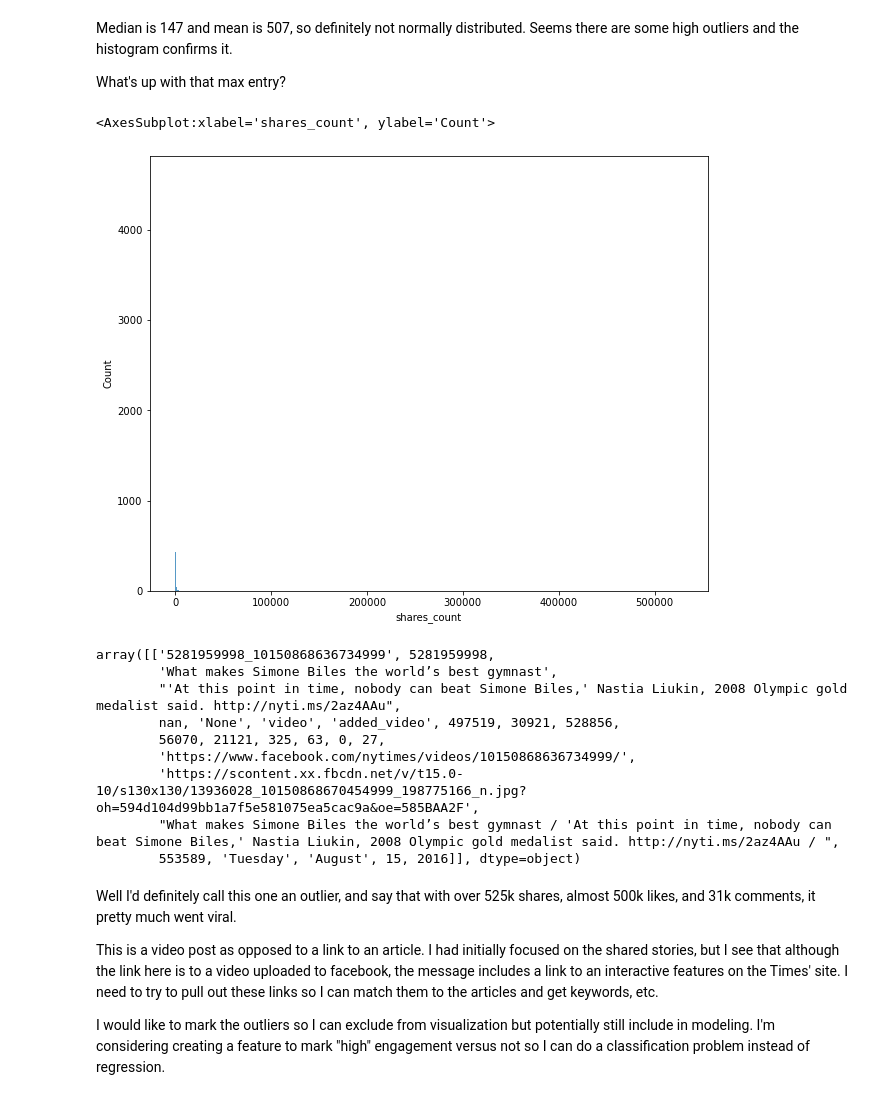
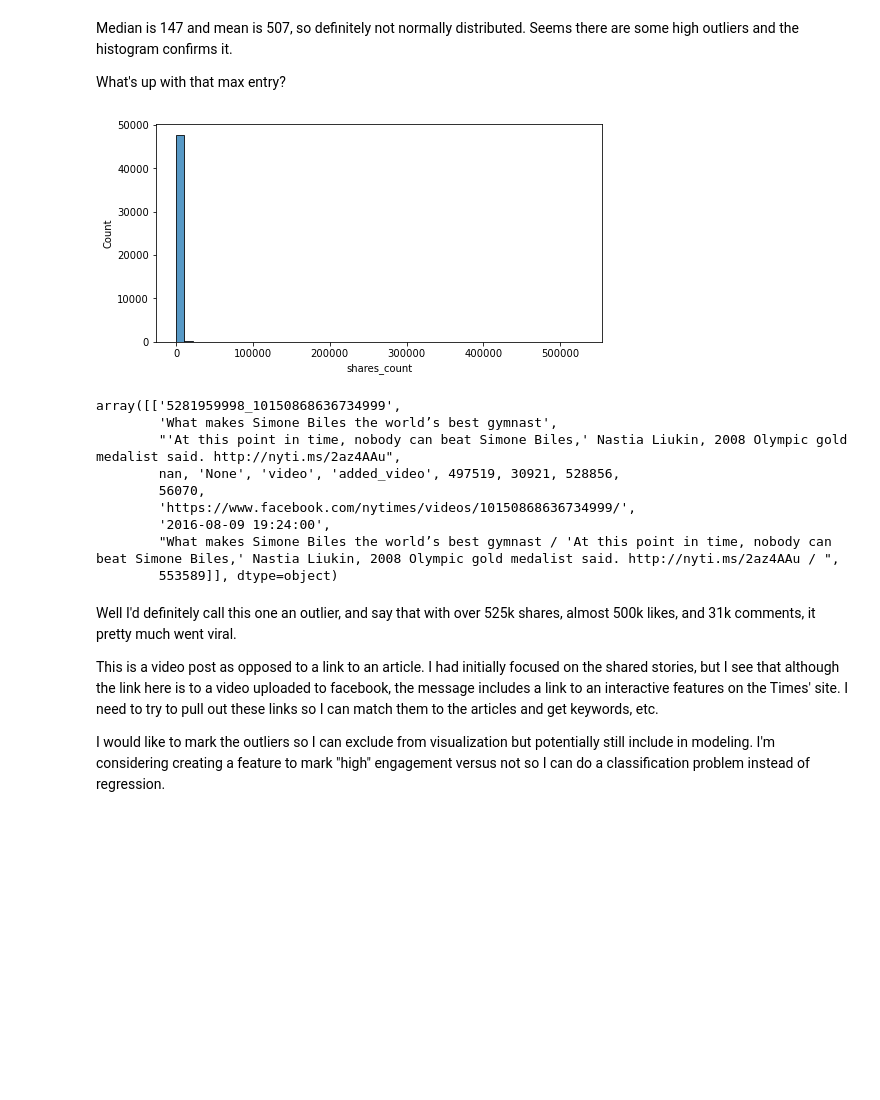
Before and after one commit to jess-miles/nyt-engagement, a Jupyter notebook: index.ipynb, the cells around one changed output. Saved outputs shown, nothing was run; the diff lists cells and outputs as text; code cells hidden in the pictures; blank space fills up the shorter version.

```diff
--- a/index.ipynb
+++ b/index.ipynb
@@ -402,0 +455,3 @@ df[['likes_loves', 'likes_count', 'love_count']]
+# %%
+df.drop_duplicates(subset=['all_text', 'posted_at'], keep='first',
+                   inplace=True)
@@ -402,0 +469,3 @@ df[['likes_loves', 'likes_count', 'love_count']]
+# %%
+df.drop(columns=['page_id', 'wow_count', 'haha_count', 'sad_count',
+       'thankful_count', 'angry_count', 'picture'] , inplace=True)
@@ -448,23 +541,22 @@ Median is 147 and mean is 507, so definitely not normally distributed. Seems the
 What's up with that max entry?
 # %%
 # histogram of shares
-fig, ax = plt.subplots(figsize=(10, 8))
-sns.histplot(x=df['shares_count'], ax=ax, bins=)
+fig, ax = plt.subplots(figsize=(8, 4))
+sns.histplot(x=df['shares_count'], ax=ax, bins=50);
 # %% [output]
-<AxesSubplot:xlabel='shares_count', ylabel='Count'>
-[figure, old version]
+[figure, new version]
 # %%
 df.loc[df['shares_count']==528856].values
 # %% [output]
-array([['5281959998_10150868636734999', 5281959998,
+array([['5281959998_10150868636734999',
         'What makes Simone Biles the world’s best gymnast',
         "'At this point in time, nobody can beat Simone Biles,' Nastia Liukin, 2008 Olympic gold medalist said. http://nyti.ms/2az4AAu",
         nan, 'None', 'video', 'added_video', 497519, 30921, 528856,
-        56070, 21121, 325, 63, 0, 27,
+        56070,
         'https://www.facebook.com/nytimes/videos/10150868636734999/',
-        'https://scontent.xx.fbcdn.net/v/t15.0-10/s130x130/13936028_10150868670454999_198775166_n.jpg?oh=594d104d99bb1a7f5e581075ea5cac9a&oe=585BAA2F',
+        '2016-08-09 19:24:00',
         "What makes Simone Biles the world’s best gymnast / 'At this point in time, nobody can beat Simone Biles,' Nastia Liukin, 2008 Olympic gold medalist said. http://nyti.ms/2az4AAu / ",
-        553589, 'Tuesday', 'August', 15, 2016]], dtype=object)
+        553589]], dtype=object)
 # %% [markdown]
 Well I'd definitely call this one an outlier, and say that with over 525k shares, almost 500k likes, and 31k comments, it pretty much went viral.
 
```
Also changed, not shown: parts of 131 cells of this notebook, 11 other files.
